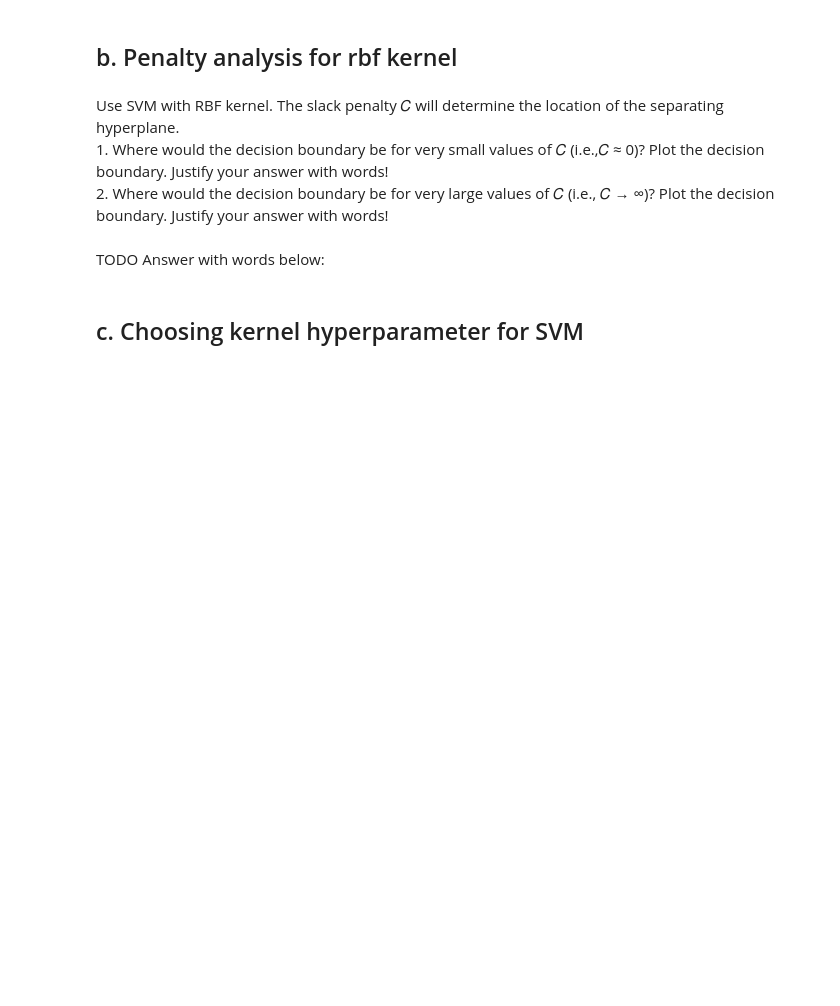
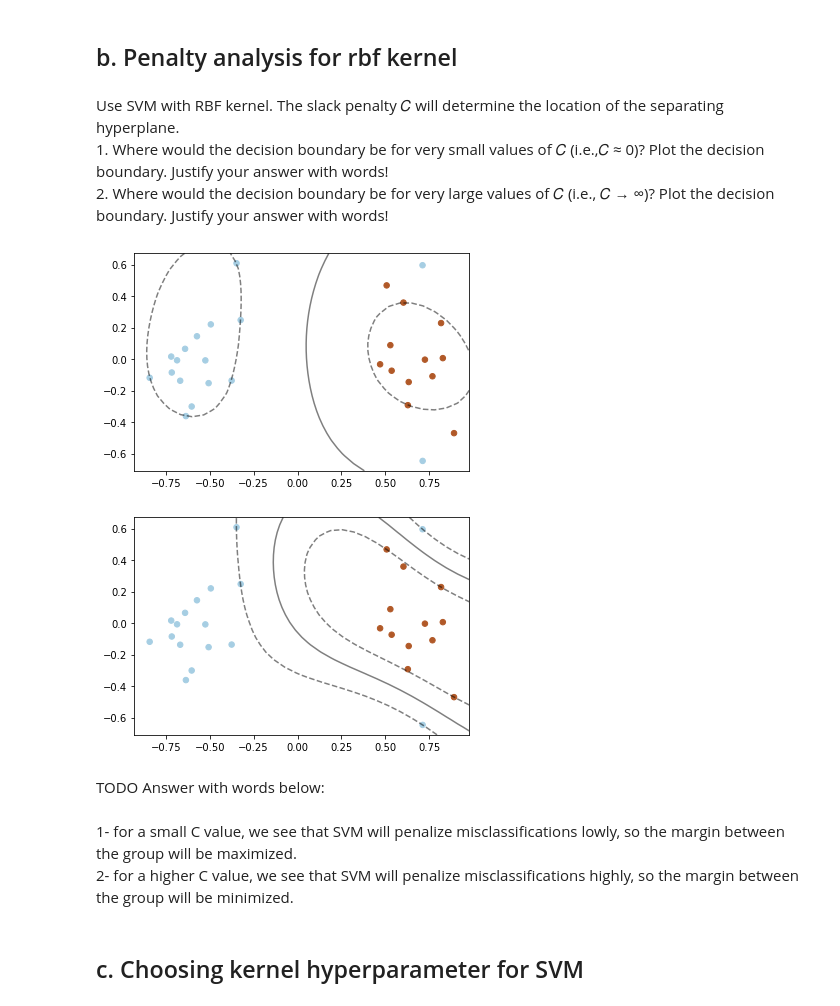
Before and after one commit to yoav-ro/TAU-HIGHTECH, a Jupyter notebook: Year 2/Machine learning/HW/HW4/HW4_322317348.ipynb, the cells around one changed output. Saved outputs shown, nothing was run; the diff lists cells and outputs as text; code cells hidden in the pictures; blank space fills up the shorter version.

```diff
--- a/Year 2/Machine learning/HW/HW4/HW4_322317348.ipynb
+++ b/Year 2/Machine learning/HW/HW4/HW4_322317348.ipynb
@@ -116,14 +120,21 @@ Use SVM with RBF kernel. The slack penalty 𝐶 will determine the location of t
 # %%
 # Use this C list to answer questions above
 Cs=[1,1000]
 for c in Cs:
-    clf = None # TODO: your code here
+    clf = svm.SVC(kernel="rbf", C=c)
+    clf.fit(X,y)
     #for plotting
     plt.scatter(X[:, 0], X[:, 1], c=y, s=30, cmap=plt.cm.Paired)
     plot_svm_decision_boundary(clf,True)
     plt.show()
+# %% [output]
+[figure, added]
+[figure, added]
 # %% [markdown]
 TODO Answer with words below:
+# %% [markdown]
+1- for a small C value, we see that SVM will penalize misclassifications lowly, so the margin between the group will be maximized. <br>
+2- for a higher C value, we see that SVM will penalize misclassifications highly, so the margin between the group will be minimized.
 # %% [markdown]
 ## c. Choosing kernel hyperparameter for SVM
 # %% [markdown]
```
Also changed, not shown: parts of 3 cells of this notebook.
